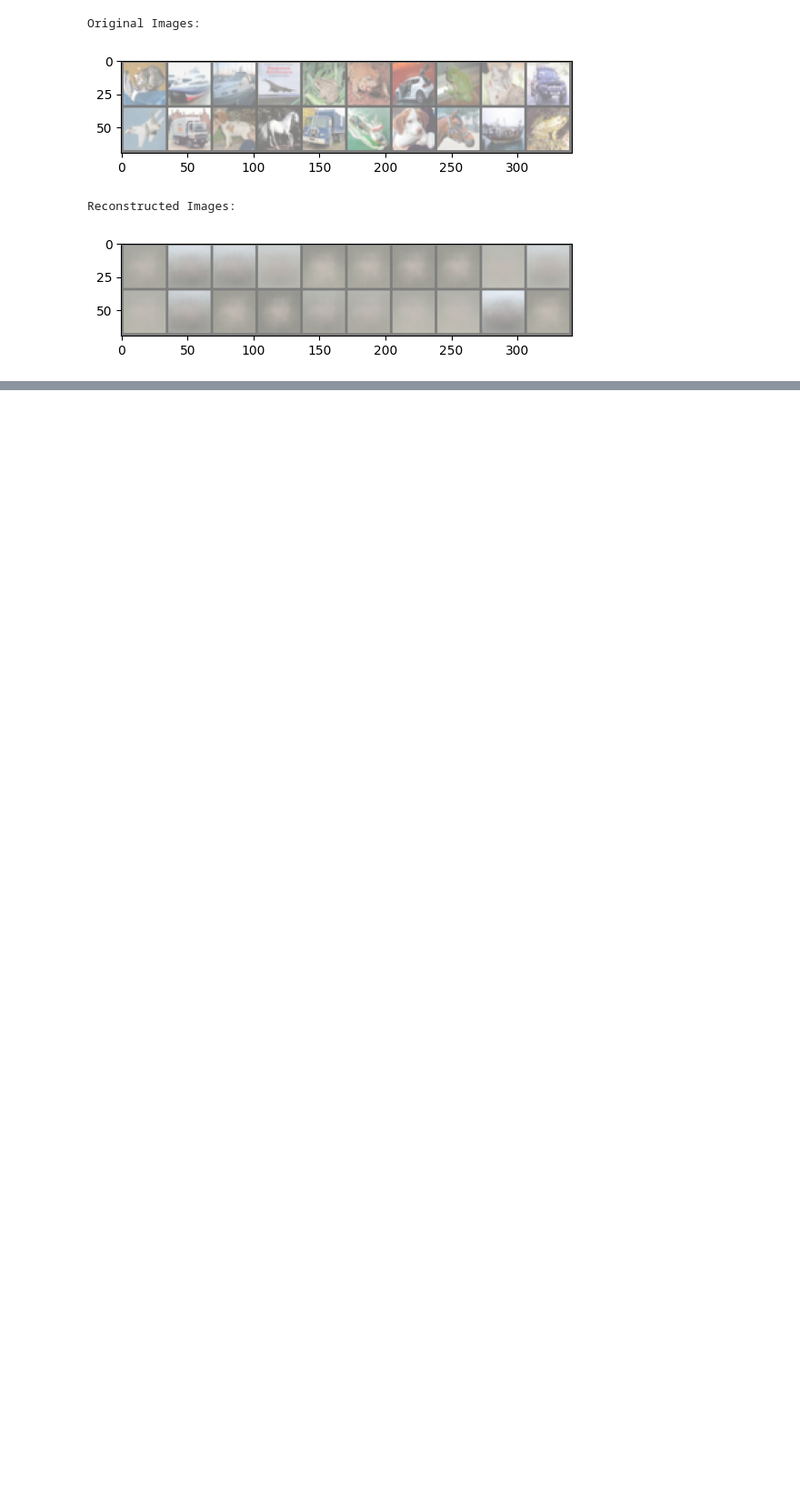
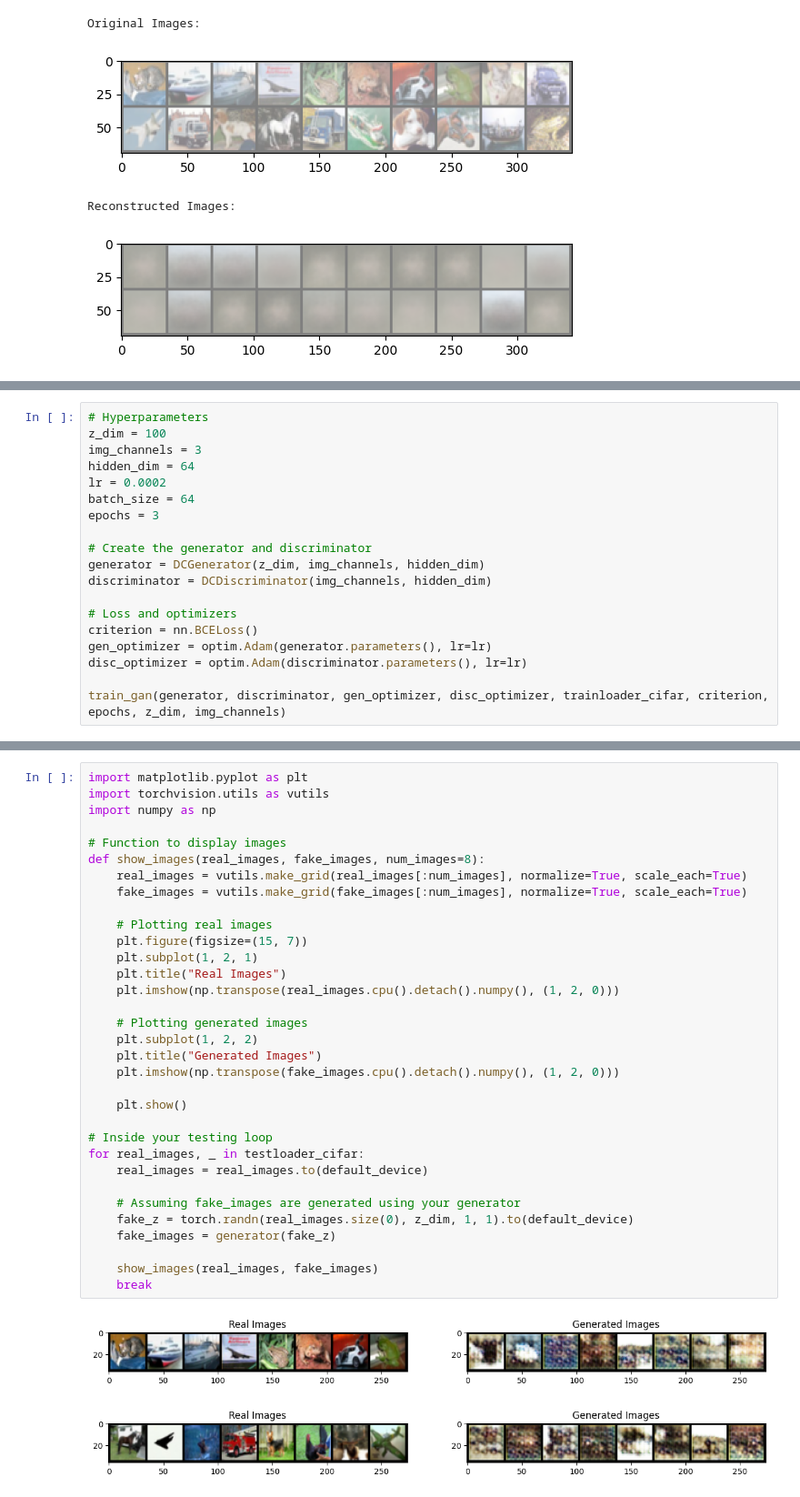
Before and after one commit to nathanbowness/CSI5340Assignments, a Jupyter notebook: Assignment4/Assignment4.ipynb, the cells around one changed output, grey strips where cells are left out. Shown at 91% size. Drawn from its saved outputs; the diff is of its cells as text; blank space fills up the shorter version.

```diff
--- a/Assignment4/Assignment4.ipynb
+++ b/Assignment4/Assignment4.ipynb
@@ -473,0 +581,19 @@ Reconstructed Images:
+# %%
+# Hyperparameters
+z_dim = 100
+img_channels = 3
+hidden_dim = 64
+lr = 0.0002
+batch_size = 64
+epochs = 3
+
+# Create the generator and discriminator
+generator = DCGenerator(z_dim, img_channels, hidden_dim)
+discriminator = DCDiscriminator(img_channels, hidden_dim)
+
+# Loss and optimizers
+criterion = nn.BCELoss()
+gen_optimizer = optim.Adam(generator.parameters(), lr=lr)
+disc_optimizer = optim.Adam(discriminator.parameters(), lr=lr)
+
+train_gan(generator, discriminator, gen_optimizer, disc_optimizer, trainloader_cifar, criterion, epochs, z_dim, img_channels)
@@ -473,0 +603,36 @@ Reconstructed Images:
+# %%
+import matplotlib.pyplot as plt
+import torchvision.utils as vutils
+import numpy as np
+
+# Function to display images
+def show_images(real_images, fake_images, num_images=8):
+    real_images = vutils.make_grid(real_images[:num_images], normalize=True, scale_each=True)
+    fake_images = vutils.make_grid(fake_images[:num_images], normalize=True, scale_each=True)
+
+    # Plotting real images
+    plt.figure(figsize=(15, 7))
+    plt.subplot(1, 2, 1)
+    plt.title("Real Images")
+    plt.imshow(np.transpose(real_images.cpu().detach().numpy(), (1, 2, 0)))
+
+    # Plotting generated images
+    plt.subplot(1, 2, 2)
+    plt.title("Generated Images")
+    plt.imshow(np.transpose(fake_images.cpu().detach().numpy(), (1, 2, 0)))
+
+    plt.show()
+
+# Inside your testing loop
+for real_images, _ in testloader_cifar:
+    real_images = real_images.to(default_device)
+
+    # Assuming fake_images are generated using your generator
+    fake_z = torch.randn(real_images.size(0), z_dim, 1, 1).to(default_device)
+    fake_images = generator(fake_z)
+
+    show_images(real_images, fake_images)
+    break
+# %% [output]
+[figure, added]
+[figure, added]
```
Also changed, not shown: parts of 7 cells of this notebook.
